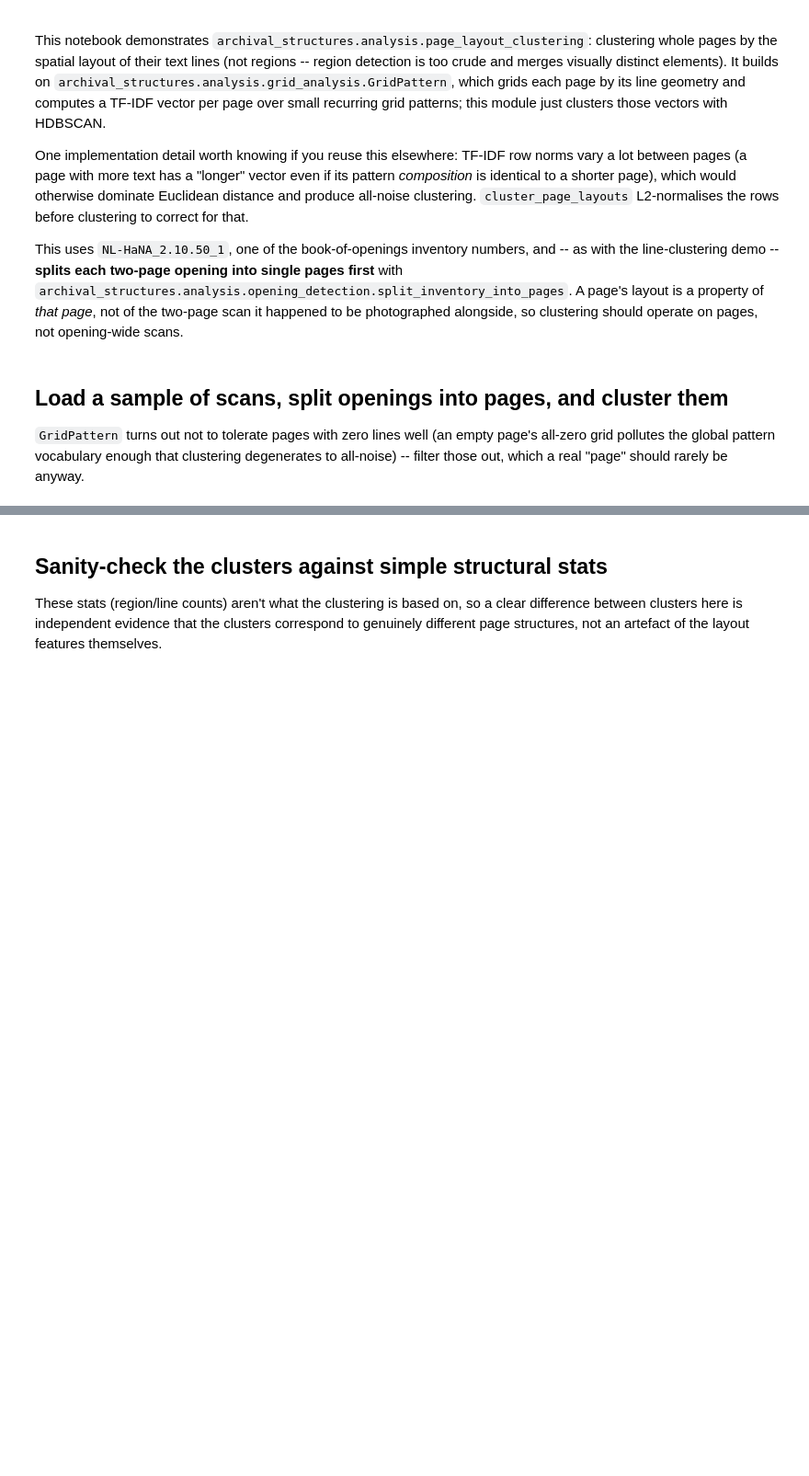
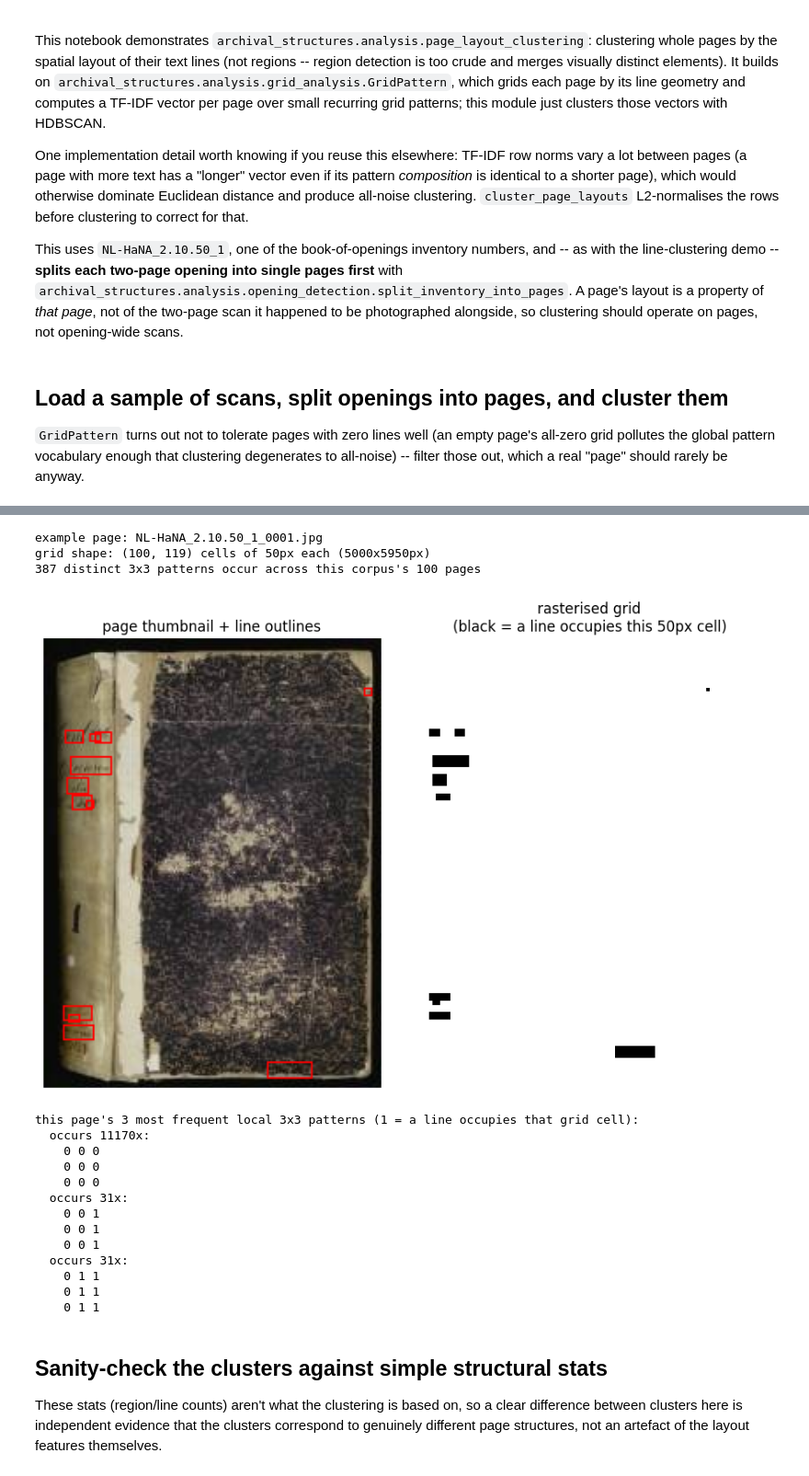
Before and after one commit to Data-Scopes/archival-structures, a Jupyter notebook: notebooks/demo/page-layout-clustering-demo.ipynb, the cells around one changed output, grey strips where cells are left out. Shown at 92% size. Saved outputs shown, nothing was run; the diff lists cells and outputs as text; code cells hidden in the pictures; blank space fills up the shorter version.

```diff
--- a/notebooks/demo/page-layout-clustering-demo.ipynb
+++ b/notebooks/demo/page-layout-clustering-demo.ipynb
@@ -65,3 +137,52 @@ print(clusters.value_counts().sort_index())
+# %%
+import numpy as np
+import matplotlib.pyplot as plt
+
+example_page_id = pages[0].id
+example_idx = grid_pattern.id2idx[example_page_id]
+example_grid = grid_pattern.doc_grid_points[example_idx]
+print(f"example page: {example_page_id}")
+print(f"grid shape: {example_grid.shape} cells of {grid_pattern.unit_size}px each "
+      f"({example_grid.shape[0] * grid_pattern.unit_size}x"
+      f"{example_grid.shape[1] * grid_pattern.unit_size}px)")
+print(f"{grid_pattern.vocab_size} distinct {grid_pattern.pattern_size}x{grid_pattern.pattern_size} "
+      f"patterns occur across this corpus's {len(pages)} pages")
+
+fig, axes = plt.subplots(1, 2, figsize=(9, 6))
+axes[0].imshow(draw_page_outline(page_by_id[example_page_id]))
+axes[0].set_title('page thumbnail + line outlines')
+axes[0].axis('off')
+axes[1].imshow(example_grid.T, cmap='Greys', origin='upper', aspect='auto')
+axes[1].set_title(f'rasterised grid\n(black = a line occupies this {grid_pattern.unit_size}px cell)')
+axes[1].axis('off')
+plt.tight_layout()
+plt.show()
+
+print(f"\nthis page's 3 most frequent local {grid_pattern.pattern_size}x{grid_pattern.pattern_size} "
+      "patterns (1 = a line occupies that grid cell):")
+for pattern, count in grid_pattern.doc_pf(example_page_id).most_common(3):
+    window = np.array(pattern, dtype=int).reshape(grid_pattern.pattern_size, grid_pattern.pattern_size)
+    print(f"  occurs {count}x:")
+    for row in window:
+        print("   ", ' '.join(str(v) for v in row))
+# %% [output]
+example page: NL-HaNA_2.10.50_1_0001.jpg
+grid shape: (100, 119) cells of 50px each (5000x5950px)
+387 distinct 3x3 patterns occur across this corpus's 100 pages
+[figure, added]
+this page's 3 most frequent local 3x3 patterns (1 = a line occupies that grid cell):
+  occurs 11170x:
+    0 0 0
+    0 0 0
+    0 0 0
+  occurs 31x:
+    0 0 1
+    0 0 1
+    0 0 1
+  occurs 31x:
+    0 1 1
+    0 1 1
+    0 1 1
 # %% [markdown]
 ## Sanity-check the clusters against simple structural stats
 
```
Also changed, not shown: parts of 8 cells of this notebook, 15 other files.
